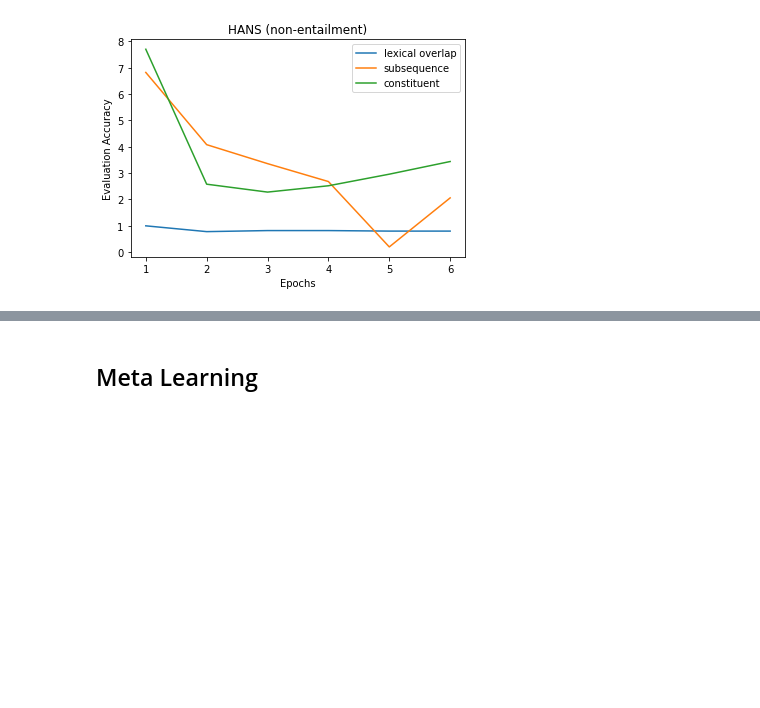
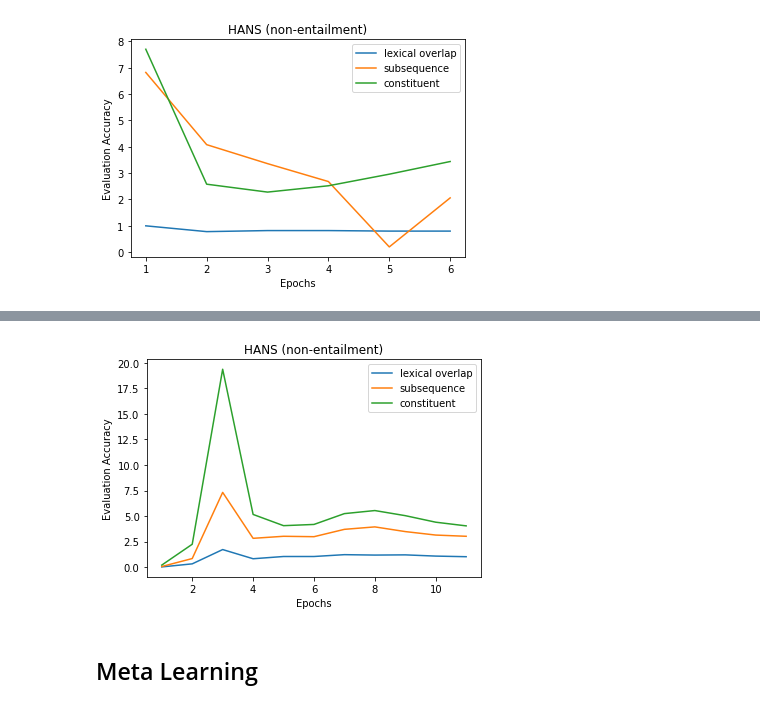
Before and after one commit to prajjwal1/generalize_lm_nli, a Jupyter notebook: nbs/graph_plots_paper.ipynb, the cells around one changed output, grey strips where cells are left out. Saved outputs shown, nothing was run; the diff lists cells and outputs as text; code cells hidden in the pictures; blank space fills up the shorter version.

```diff
--- a/nbs/graph_plots_paper.ipynb
+++ b/nbs/graph_plots_paper.ipynb
@@ -480,3 +523,18 @@ plt.show()
+# %%
+# plt.figure(num=None, figsize=(4, 3), dpi=80, facecolor='w', edgecolor='k')
+plt.plot(hex_epochs, hex_hans_non_ent_lo, label='lexical overlap')
+plt.plot(hex_epochs, hex_hans_non_ent_sub, label='subsequence')
+plt.plot(hex_epochs, hex_hans_non_ent_cons, label='constituent')
+
+
+plt.xlabel('Epochs')
+plt.ylabel('Evaluation Accuracy')
+plt.legend()
+plt.title('HANS (non-entailment)')
+plt.savefig('/home/nlp/transformers-importance-sampling/figs/hex_hans_non_ent.pdf')
+plt.show()
+# %% [output]
+[figure, added]
 # %% [markdown]
 ## Meta Learning
 # %%
```
Also changed, not shown: parts of 5 cells of this notebook, 17 other files.
